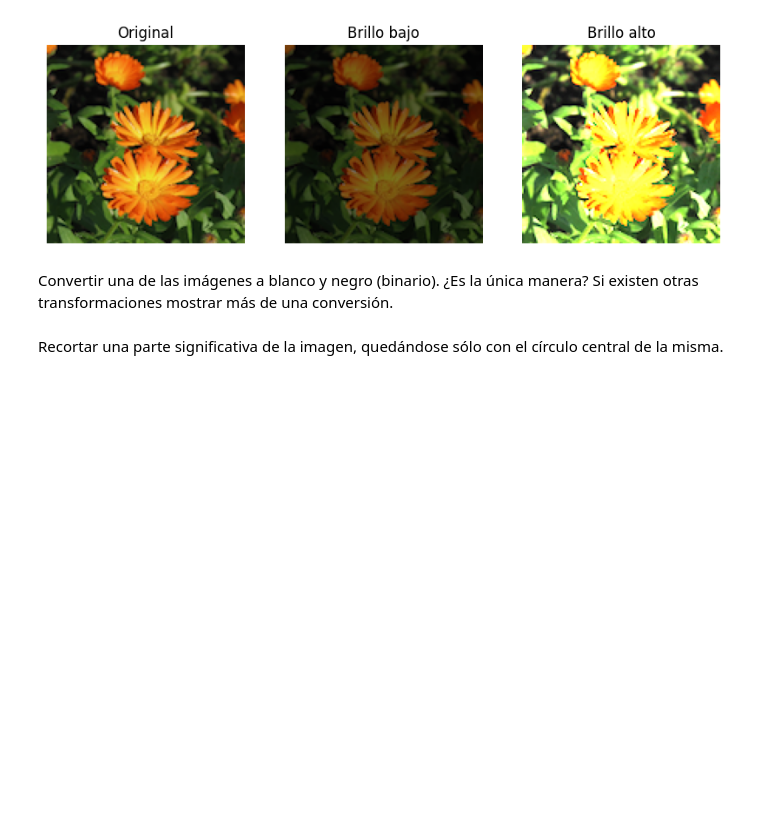
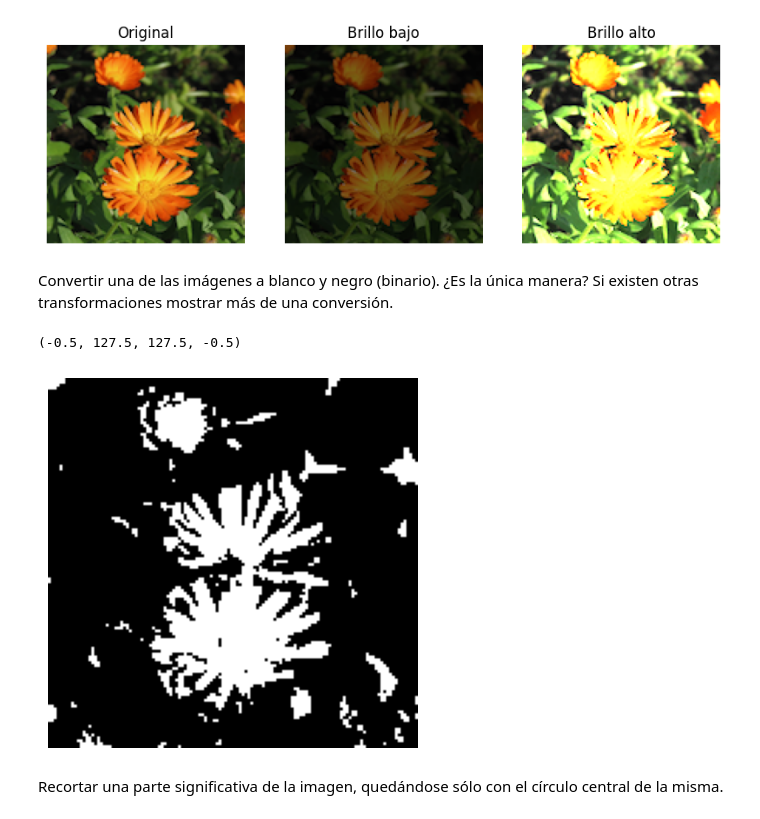
Before and after one commit to josesg998/dmecyt, a Jupyter notebook: preTP1/pre_TP_01_JSG.ipynb, the cells around one changed output. Drawn from its saved outputs; the diff is of its cells as text; code cells hidden in the pictures; blank space fills up the shorter version.

```diff
--- a/preTP1/pre_TP_01_JSG.ipynb
+++ b/preTP1/pre_TP_01_JSG.ipynb
@@ -98,6 +105,22 @@ Text(0.5, 1.0, 'Brillo alto')
 [figure]
 # %% [markdown]
 Convertir una de las imágenes a blanco y negro (binario). ¿Es la única manera? Si existen otras transformaciones mostrar más de una conversión.
+# %%
+random.seed(42)
+
+# read the image file
+img = path_drive+"flower_images/"+random.choice(labels['file'])
+
+imagen = cv2.imread(img,cv2.IMREAD_GRAYSCALE)
+
+# converting to its binary form
+ret, bw = cv2.threshold(imagen, 127, 255, cv2.THRESH_BINARY)
+
+plt.imshow(bw,cmap='gray',vmin=0,vmax=255)
+plt.axis('off')
+# %% [output]
+(-0.5, 127.5, 127.5, -0.5)
+[figure, added]
 # %% [markdown]
 
 Recortar una parte significativa de la imagen, quedándose sólo con el círculo central de la misma.
```
Also changed, not shown: parts of 16 cells of this notebook.
